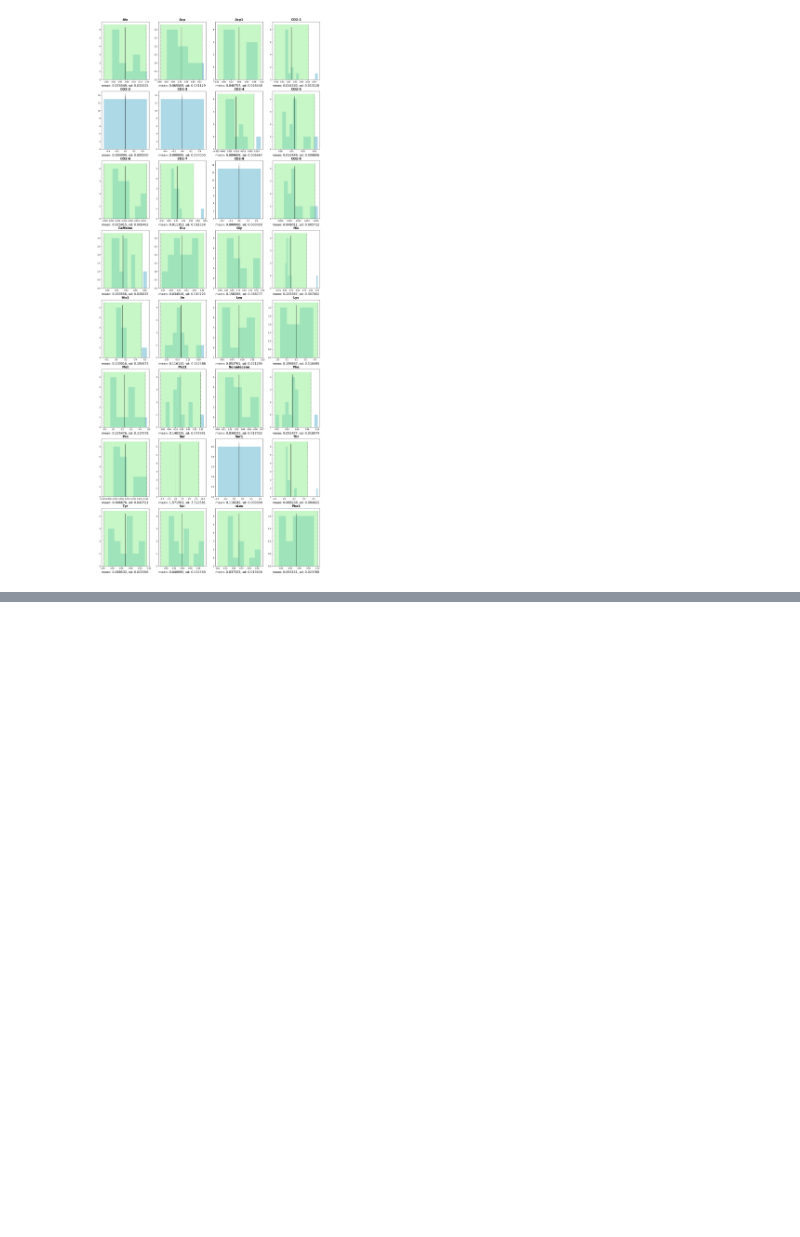
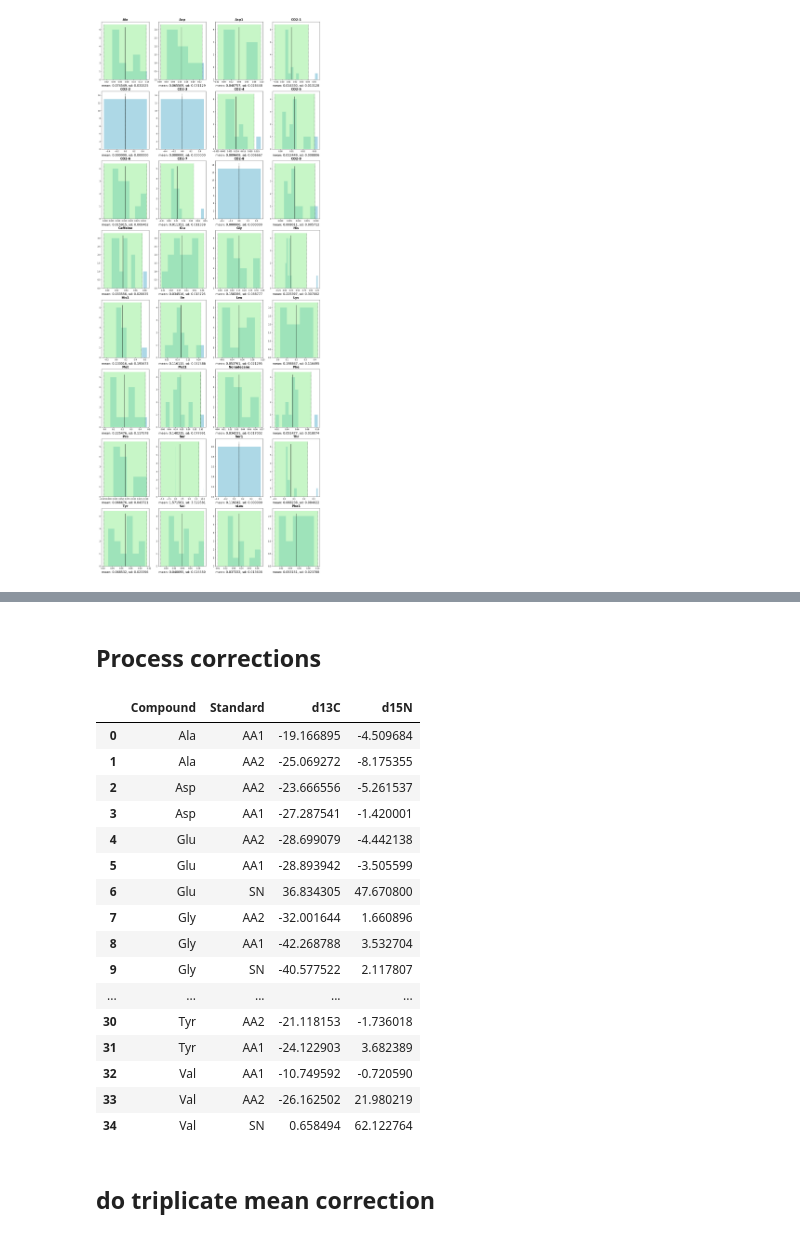
Before and after one commit to quin2/mosipde, a Jupyter notebook: start.ipynb, the cells around one changed output, grey strips where cells are left out. Saved outputs shown, nothing was run; the diff lists cells and outputs as text; code cells hidden in the pictures; blank space fills up the shorter version.

Commit message:
added corrections and more

```diff
--- a/start.ipynb
+++ b/start.ipynb
@@ -769,0 +838,29 @@ plt.show()
+# %% [markdown]
+## Process corrections
+# %%
+file_Name = "AA_STD_d13C_d15N_Dec2019.xlsx"
+file_Path = "/Users/quinnvinlove/Documents/sugarsBio/"
+
+standard = pd.read_excel(file_Path + file_Name)
+
+display(standard)
+# %% [output]
+|  | Compound | Standard | d13C | d15N |
+| 0 | Ala | AA1 | -19.166895 | -4.509684 |
+| 1 | Ala | AA2 | -25.069272 | -8.175355 |
+| 2 | Asp | AA2 | -23.666556 | -5.261537 |
+| 3 | Asp | AA1 | -27.287541 | -1.420001 |
+| 4 | Glu | AA2 | -28.699079 | -4.442138 |
+| 5 | Glu | AA1 | -28.893942 | -3.505599 |
+| 6 | Glu | SN | 36.834305 | 47.670800 |
+| 7 | Gly | AA2 | -32.001644 | 1.660896 |
+| 8 | Gly | AA1 | -42.268788 | 3.532704 |
+| 9 | Gly | SN | -40.577522 | 2.117807 |
+| ... | ... | ... | ... | ... |
+| 30 | Tyr | AA2 | -21.118153 | -1.736018 |
+| 31 | Tyr | AA1 | -24.122903 | 3.682389 |
+| 32 | Val | AA1 | -10.749592 | -0.720590 |
+| 33 | Val | AA2 | -26.162502 | 21.980219 |
+| 34 | Val | SN | 0.658494 | 62.122764 |
+# %% [markdown]
+## do triplicate mean correction
```
Also changed, not shown: parts of 16 cells of this notebook, 54 other files.
